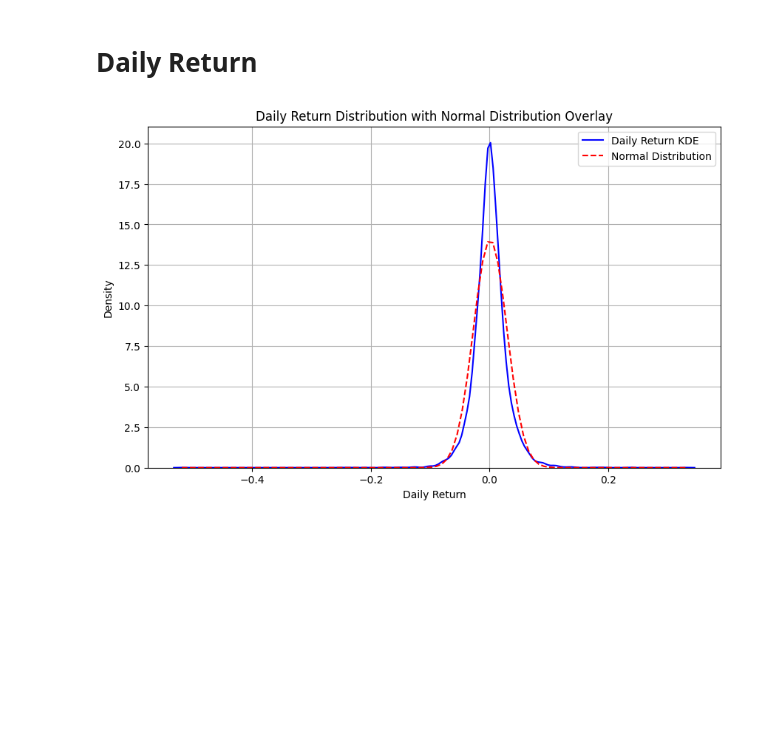
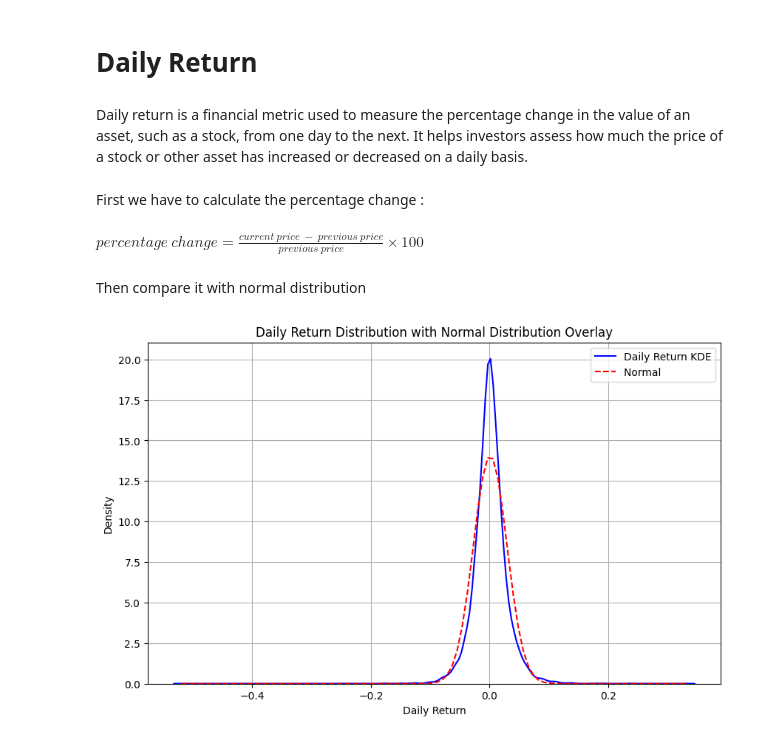
Before and after one commit to dhiiil/inferential-statistic, a Jupyter notebook: Dataset_Inference_Test/notebook/data_analysis.ipynb, the cells around one changed output. Drawn from its saved outputs; the diff is of its cells as text; code cells hidden in the pictures; blank space fills up the shorter version.

```diff
--- a/Dataset_Inference_Test/notebook/data_analysis.ipynb
+++ b/Dataset_Inference_Test/notebook/data_analysis.ipynb
@@ -118,3 +121,8 @@ plt.show()
 [figure]
 # %% [markdown]
 # Daily Return
+# %% [markdown]
+Daily return is a financial metric used to measure the percentage change in the value of an asset, such as a stock, from one day to the next. It helps investors assess how much the price of a stock or other asset has increased or decreased on a daily basis.
+# %% [markdown]
+First we have to calculate the percentage change :<br><br>
+$ percentage\:change = \frac{current\:price \:-\: previous\:price}{previous\:price}\times 100$
@@ -121,30 +139,16 @@ plt.show()
+# %% [markdown]
+Then compare it with normal distribution
 # %%
-df_copy['daily_return'] = df_copy['Close'].pct_change()  # Menghitung return harian sebagai persentase perubahan
+plt.figure(figsize=(10, 6))
+sns.kdeplot(daily_returns, color='blue', label='Daily Return KDE')
+x = np.linspace(daily_returns.min(), daily_returns.max(), 100)
+plt.plot(x, norm.pdf(x, mean_return, std_return), color='red', linestyle='--', label='Normal ')
 
-# Menghapus NaN yang dihasilkan dari perhitungan pct_change()
-daily_returns = df_copy['daily_return'].dropna()
-
-# Visualisasi distribusi return harian dengan KDE dan distribusi Normal
-plt.figure(figsize=(10, 6))
-
-# Plot KDE untuk return harian
-sns.kdeplot(daily_returns, color='blue', label='Daily Return KDE')
-
-# Menghitung mean dan std dari return harian
-mean_return = daily_returns.mean()
-std_return = daily_returns.std()
-
-# Plot distribusi Normal dengan parameter mean dan std dari return harian
-x = np.linspace(daily_returns.min(), daily_returns.max(), 100)
-plt.plot(x, norm.pdf(x, mean_return, std_return), color='red', linestyle='--', label='Normal Distribution')
-
-# Menambahkan label, judul, dan legenda
 plt.title("Daily Return Distribution with Normal Distribution Overlay")
 plt.xlabel("Daily Return")
 plt.ylabel("Density")
 plt.legend()
 plt.grid(True)
-
 plt.show()
 # %% [output]
-[figure, old version]
+[figure, new version]
```
Also changed, not shown: parts of 22 cells of this notebook.
